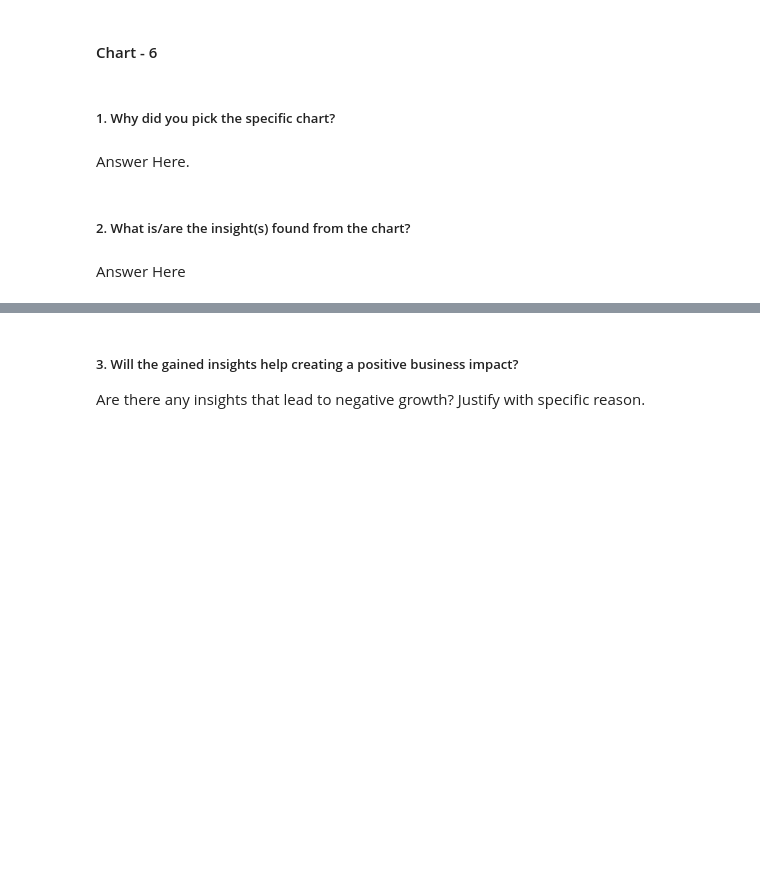
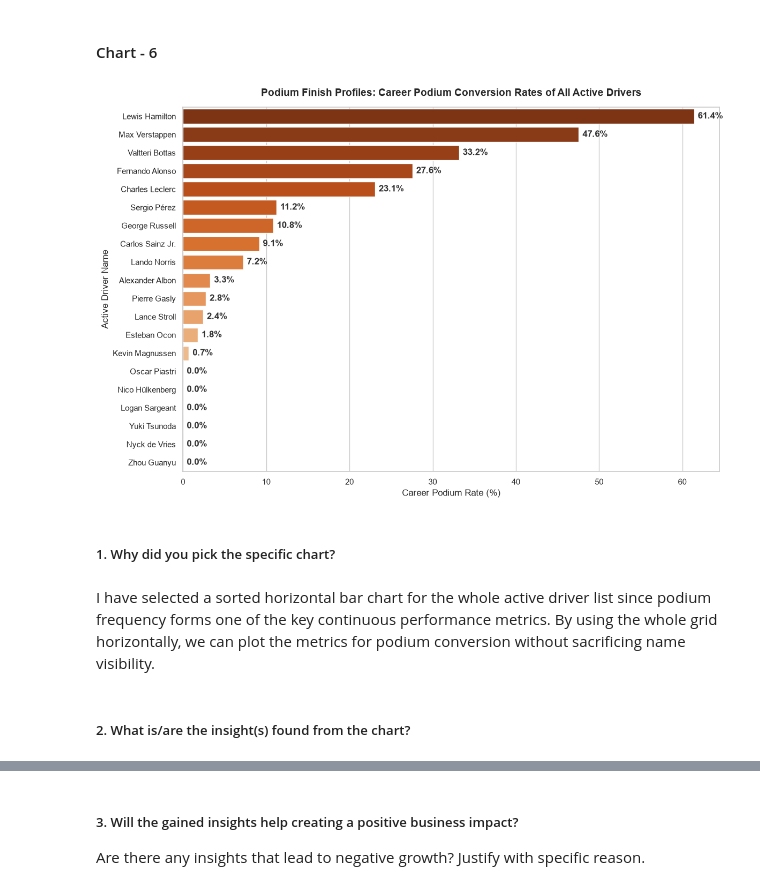
Before and after one commit to Manaspanwar20/F1-Driver-Analytics, a Jupyter notebook: Copy of Sample EDA Submission Template.ipynb, the cells around one changed output, grey strips where cells are left out. Saved outputs shown, nothing was run; the diff lists cells and outputs as text; code cells hidden in the pictures; blank space fills up the shorter version.

```diff
--- a/Copy of Sample EDA Submission Template.ipynb
+++ b/Copy of Sample EDA Submission Template.ipynb
@@ -459,8 +484,36 @@ Answer Here
+# %%
+# Chart - 6 visualization code
+all_active_drivers_podiums = df[df['Active'] == True].sort_values(by='Podium_Rate', ascending=False).copy()
+
+all_active_drivers_podiums['Podium_Rate_Pct'] = all_active_drivers_podiums['Podium_Rate'] * 100
+
+num_drivers = len(all_active_drivers_podiums)
+plt.figure(figsize=(12, max(6, num_drivers * 0.4)))
+sns.set_theme(style="whitegrid")
+
+ax = sns.barplot(
+    x='Podium_Rate_Pct',
+    y='Driver',
+    data=all_active_drivers_podiums,
+    palette='Oranges_r',
+    hue='Driver',
+    legend=False
+)
+
+for container in ax.containers:
+    ax.bar_label(container, fmt='%.1f%%', padding=5, fontweight='bold', color='#333333')
+
+plt.title('Podium Finish Profiles: Career Podium Conversion Rates of All Active Drivers', fontsize=14, fontweight='bold', pad=15)
+plt.xlabel('Career Podium Rate (%)', fontsize=12)
+plt.ylabel('Active Driver Name', fontsize=12)
+
+plt.tight_layout()
+plt.show()
+# %% [output]
+[figure, added]
 # %% [markdown]
 ##### 1. Why did you pick the specific chart?
-# %% [markdown]
-Answer Here.
+# %% [markdown]
+I have selected a sorted horizontal bar chart for the whole active driver list since podium frequency forms one of the key continuous performance metrics. By using the whole grid horizontally, we can plot the metrics for podium conversion without sacrificing name visibility.
 # %% [markdown]
 ##### 2. What is/are the insight(s) found from the chart?
-# %% [markdown]
-Answer Here
```
Also changed, not shown: parts of 12 cells of this notebook.
